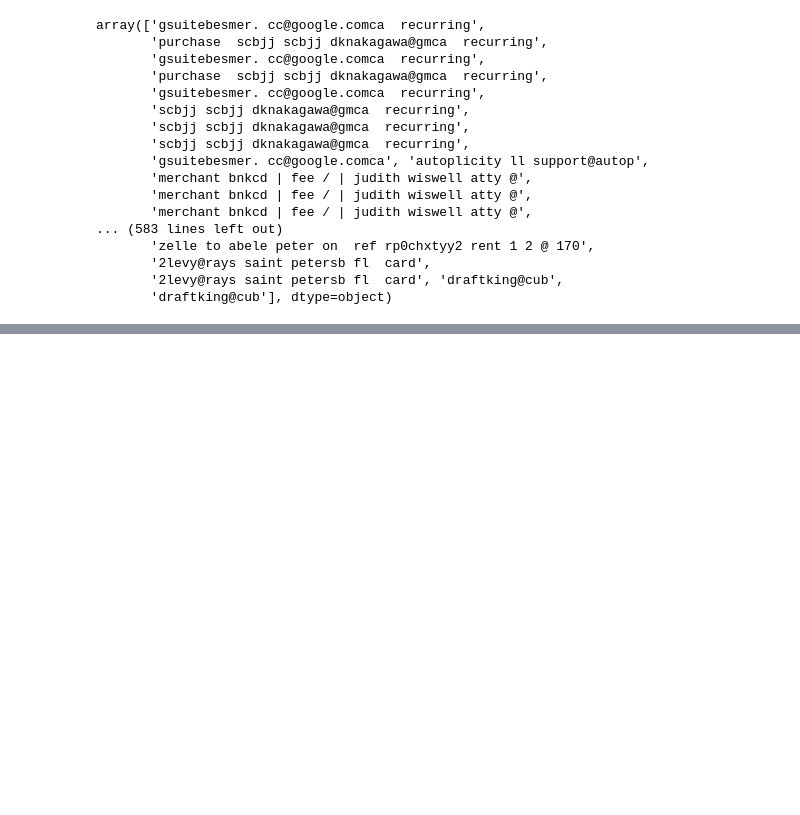
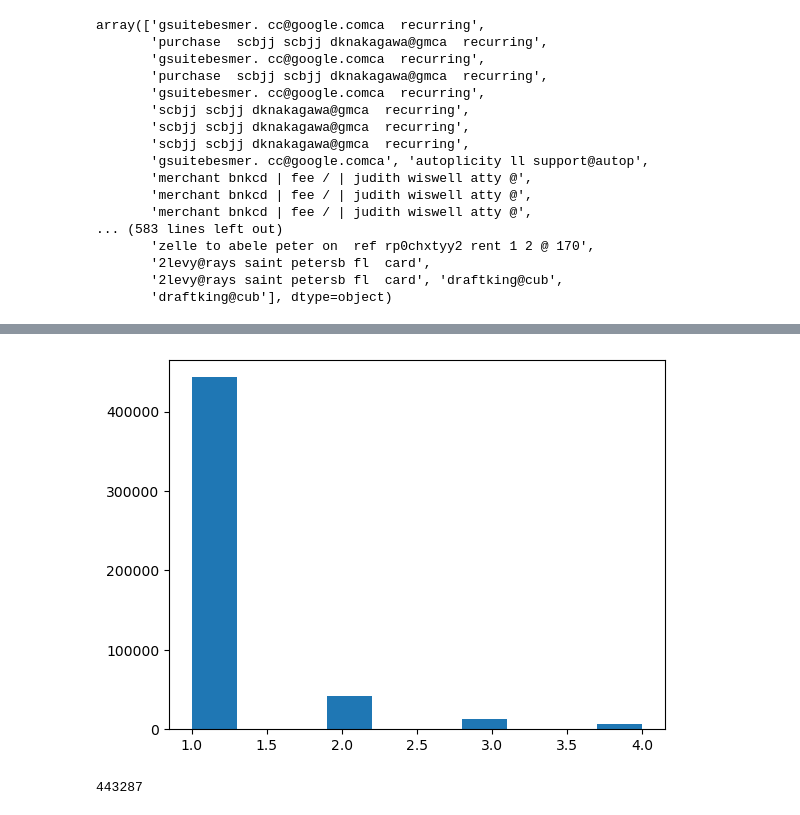
Before and after one commit to danielrmathew/prism-data-credit, a Jupyter notebook: drm_notebook.ipynb, the cells around one changed output, grey strips where cells are left out. Cells and saved outputs as stored; diff of their text form; code cells hidden in the pictures; blank space fills up the shorter version.

```diff
--- a/drm_notebook.ipynb
+++ b/drm_notebook.ipynb
@@ -199,0 +206,3 @@ outflows.loc[~(outflows.memo == outflows.category), 'memo'].unique().__len__(),
+# %%
+og_memos_counts = og_memos.value_counts()
+memos_counts = memos.value_counts()
@@ -201,3 +242,12 @@ outflows.loc[~(outflows.memo == outflows.category), 'memo'].unique().__len__(),
 with open('memo_original.txt', 'w') as f:
     inspect = outflows.memo.unique()
     f.write(',\n'.join([str(x) for x in sorted(inspect)]))
+# %%
+plt.hist(og_memos_counts[og_memos_counts < 5])
+plt.show()
+# %% [output]
+[figure, added]
+# %%
+(og_memos_counts == 1).sum()
+# %% [output]
+443287
```
Also changed, not shown: parts of 16 cells of this notebook.
